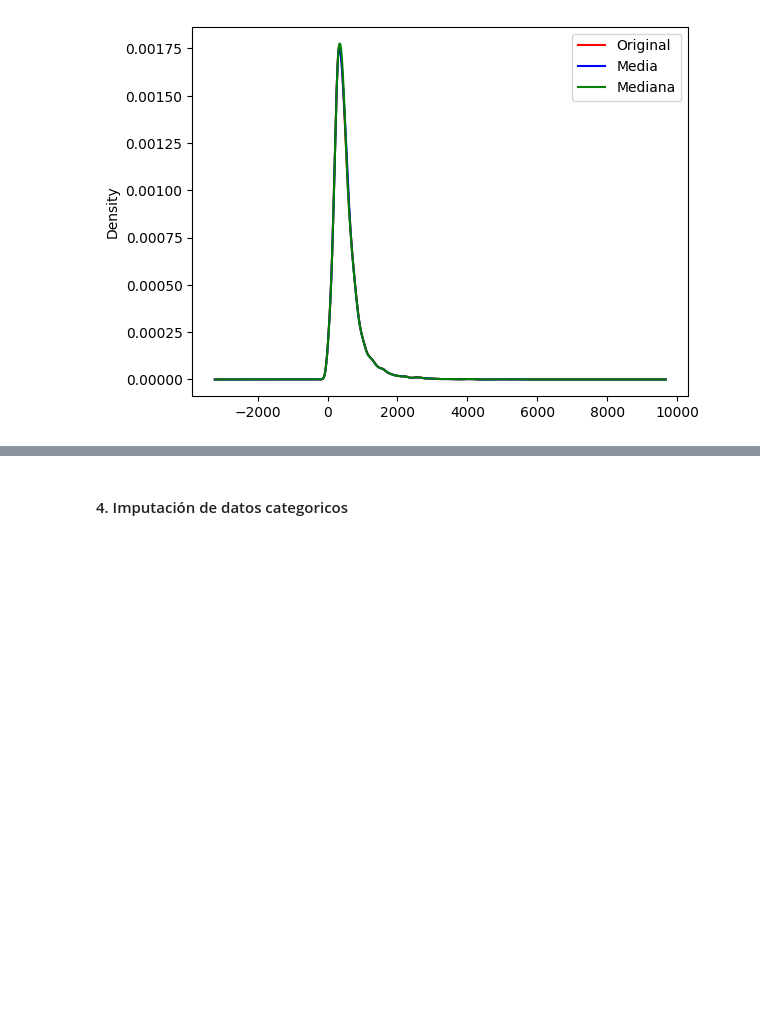
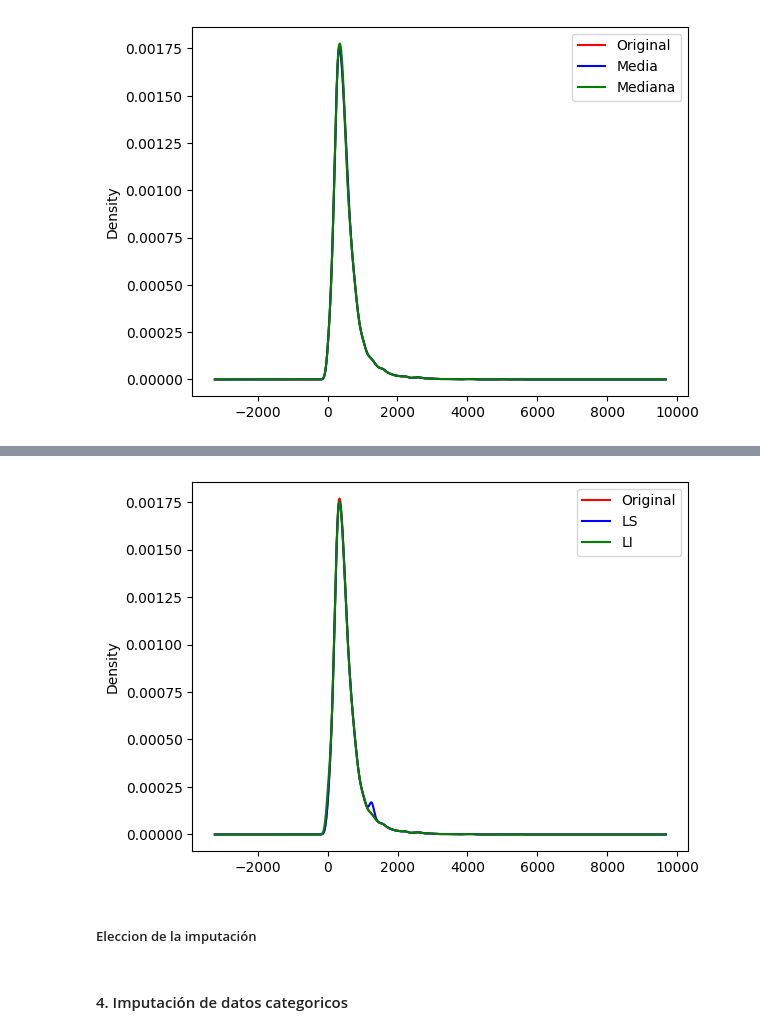
Before and after one commit to LeoContreras8/Laboratorio-3, a Jupyter notebook: Laboratorio3.ipynb, the cells around one changed output, grey strips where cells are left out. Drawn from its saved outputs; the diff is of its cells as text; code cells hidden in the pictures; blank space fills up the shorter version.

```diff
--- a/Laboratorio3.ipynb
+++ b/Laboratorio3.ipynb
@@ -119,8 +122,8 @@ Mediana:  433.0
 # %%
 ## Crear variables con la media y mediana en lugar de los NaN
-data['media_total_bedrooms']=np.round(data['total_bedrooms'].fillna(media),0)
-data['mediana_total_bedrooms']=np.round(data['total_bedrooms'].fillna(mediana),0)
-data[['total_bedrooms','media_total_bedrooms','mediana_total_bedrooms']][data.total_bedrooms.isnull()]
+data_med['media_total_bedrooms']=np.round(data_med['total_bedrooms'].fillna(media),0)
+data_med['mediana_total_bedrooms']=np.round(data_med['total_bedrooms'].fillna(mediana),0)
+data_med[['total_bedrooms','media_total_bedrooms','mediana_total_bedrooms']][data_med.total_bedrooms.isnull()]
 # %% [output]
 |  | total_bedrooms | media_total_bedrooms | mediana_total_bedrooms |
 | 18 | NaN | 538.0 | 433.0 |
@@ -149,0 +155,8 @@ plt.show()
+# %%
+## Obtener IQR, LS y LI
+
+IQR=data['total_bedrooms'].quantile(0.75)-data['total_bedrooms'].quantile(0.25) #Q3 - Q1
+LI=data['total_bedrooms'].quantile(0.25)-(IQR*1.75) #limite inferior
+LS=data['total_bedrooms'].quantile(0.75)+(IQR*1.75)# limite superior
+
+print(f"IQR: {IQR}, LI: {LI}, LS: {LS}")
@@ -149,0 +165,7 @@ plt.show()
+# %%
+data_arb=data.copy() ##Se copia la data original para no afectarla con el analisis de la imputación de valor arbitrario
+# %%
+## Crear variables con extremo superior e inferior en lugar de los NaN (No se elige extremo inferior por ser negativo, sino Ceros)
+data_arb['LS_total_bedrooms']=data_arb['total_bedrooms'].fillna(LS)
+data_arb['LI_total_bedrooms']=data_arb['total_bedrooms'].fillna(0)
+data_arb[['total_bedrooms','LS_total_bedrooms','LI_total_bedrooms']][data_arb.total_bedrooms.isnull()]
@@ -150,3 +186,17 @@ plt.show()
+# %%
+##Graficas para observar la distorcion entre la variable original, la imputación de LS y LI
+fig=plt.figure()
+ax=fig.add_subplot(111)
+
+data_arb['total_bedrooms'].plot.density(color='red',label='Original')
+data_arb['LS_total_bedrooms'].plot.density(color='blue',label='LS')
+data_arb['LI_total_bedrooms'].plot.density(color='green',label='LI')
+ax.legend()
+plt.show()
+# %% [output]
+[figure, added]
+# %% [markdown]
+##### Eleccion de la imputación
 # %%
 ##Se elige la media para imputar los nulos y se convierte la columna original en la columna nueva sin nulos
 
```
Also changed, not shown: parts of 21 cells of this notebook, 1 other file.
